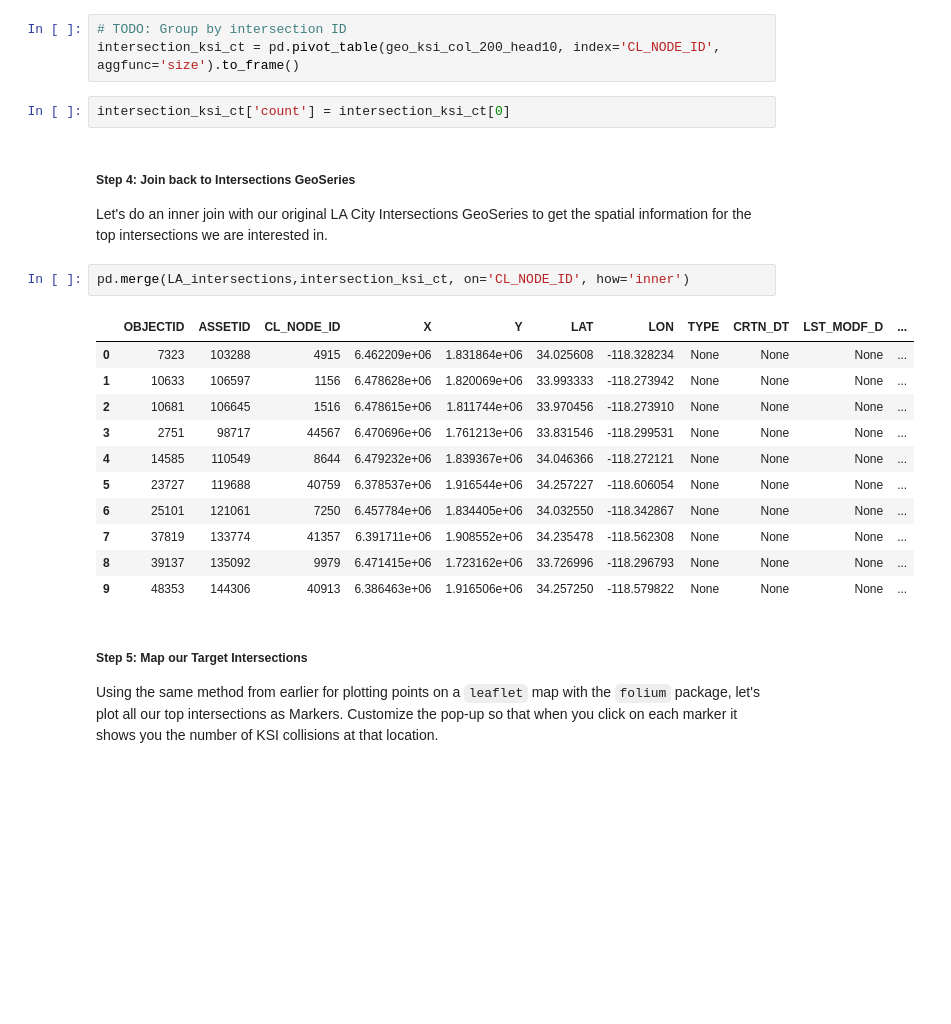
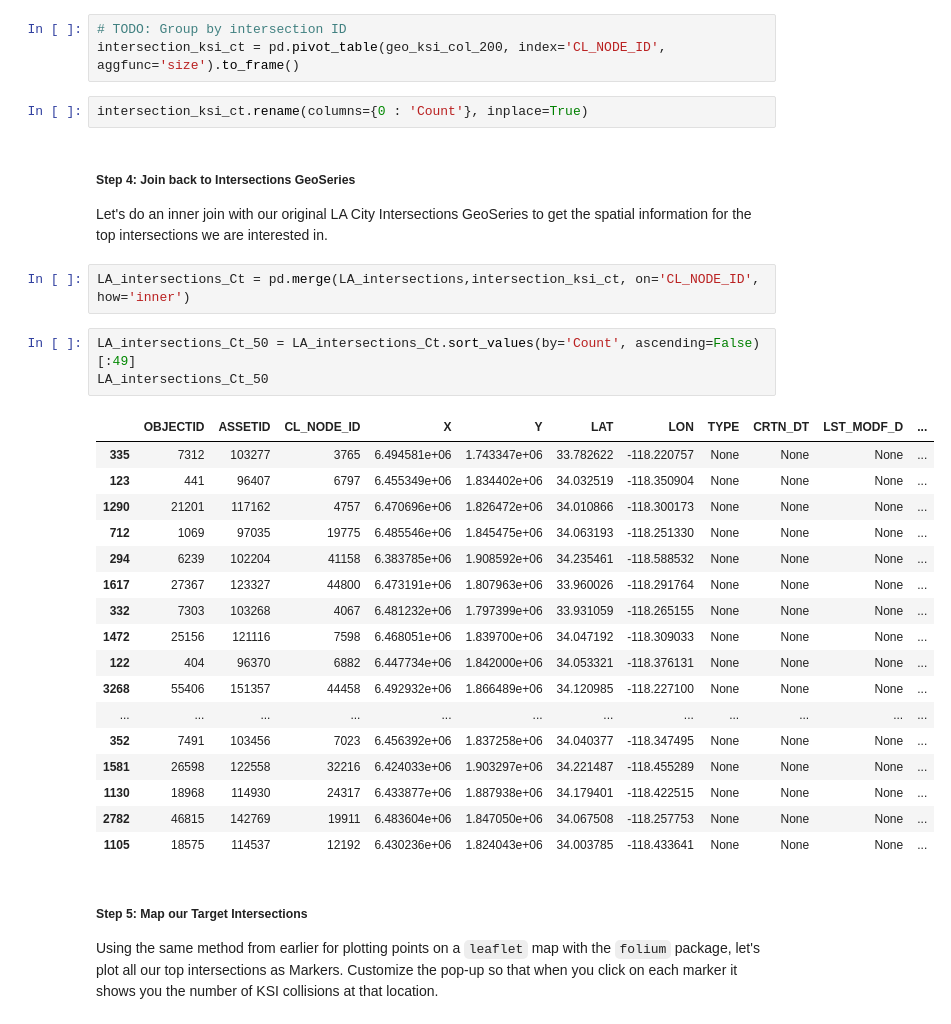
Before and after one commit to haoding19/ucla-its-data-camp-2019, a Jupyter notebook: Day4/day4-prj/Day_4-HD.ipynb, the cells around one changed output. Drawn from its saved outputs; the diff is of its cells as text; blank space fills up the shorter version.

```diff
--- a/Day4/day4-prj/Day_4-HD.ipynb
+++ b/Day4/day4-prj/Day_4-HD.ipynb
@@ -154,26 +159,35 @@ geo_ksi_col_200_head10
 We now have an additional column in our KSI collisions GeoSeries with the ID for the closest intersection. Using the skills you learned yesterday to summarize by an attribute, let's find the count of KSIs for each of the intersection IDs.
 # %%
 # TODO: Group by intersection ID
-intersection_ksi_ct = pd.pivot_table(geo_ksi_col_200_head10, index='CL_NODE_ID', aggfunc='size').to_frame()
+intersection_ksi_ct = pd.pivot_table(geo_ksi_col_200, index='CL_NODE_ID', aggfunc='size').to_frame()
-# %%
-intersection_ksi_ct['count'] = intersection_ksi_ct[0]
+# %%
+intersection_ksi_ct.rename(columns={0 : 'Count'}, inplace=True)
 # %% [markdown]
 ##### Step 4: Join back to Intersections GeoSeries
 Let's do an inner join with our original LA City Intersections GeoSeries to get the spatial information for the top intersections we are interested in.
 # %%
-pd.merge(LA_intersections,intersection_ksi_ct, on='CL_NODE_ID', how='inner')
+LA_intersections_Ct = pd.merge(LA_intersections,intersection_ksi_ct, on='CL_NODE_ID', how='inner')
-# %% [output]
-|  | OBJECTID | ASSETID | CL_NODE_ID | X | Y | LAT | LON | TYPE | CRTN_DT | LST_MODF_D | ... |
-| 0 | 7323 | 103288 | 4915 | 6.462209e+06 | 1.831864e+06 | 34.025608 | -118.328234 | None | None | None | ... |
-| 1 | 10633 | 106597 | 1156 | 6.478628e+06 | 1.820069e+06 | 33.993333 | -118.273942 | None | None | None | ... |
-| 2 | 10681 | 106645 | 1516 | 6.478615e+06 | 1.811744e+06 | 33.970456 | -118.273910 | None | None | None | ... |
-| 3 | 2751 | 98717 | 44567 | 6.470696e+06 | 1.761213e+06 | 33.831546 | -118.299531 | None | None | None | ... |
-| 4 | 14585 | 110549 | 8644 | 6.479232e+06 | 1.839367e+06 | 34.046366 | -118.272121 | None | None | None | ... |
-| 5 | 23727 | 119688 | 40759 | 6.378537e+06 | 1.916544e+06 | 34.257227 | -118.606054 | None | None | None | ... |
-| 6 | 25101 | 121061 | 7250 | 6.457784e+06 | 1.834405e+06 | 34.032550 | -118.342867 | None | None | None | ... |
-| 7 | 37819 | 133774 | 41357 | 6.391711e+06 | 1.908552e+06 | 34.235478 | -118.562308 | None | None | None | ... |
-| 8 | 39137 | 135092 | 9979 | 6.471415e+06 | 1.723162e+06 | 33.726996 | -118.296793 | None | None | None | ... |
-| 9 | 48353 | 144306 | 40913 | 6.386463e+06 | 1.916506e+06 | 34.257250 | -118.579822 | None | None | None | ... |
+# %%
+LA_intersections_Ct_50 = LA_intersections_Ct.sort_values(by='Count', ascending=False)[:49]
+LA_intersections_Ct_50
+# %% [output]
+|  | OBJECTID | ASSETID | CL_NODE_ID | X | Y | LAT | LON | TYPE | CRTN_DT | LST_MODF_D | ... |
+| 335 | 7312 | 103277 | 3765 | 6.494581e+06 | 1.743347e+06 | 33.782622 | -118.220757 | None | None | None | ... |
+| 123 | 441 | 96407 | 6797 | 6.455349e+06 | 1.834402e+06 | 34.032519 | -118.350904 | None | None | None | ... |
+| 1290 | 21201 | 117162 | 4757 | 6.470696e+06 | 1.826472e+06 | 34.010866 | -118.300173 | None | None | None | ... |
+| 712 | 1069 | 97035 | 19775 | 6.485546e+06 | 1.845475e+06 | 34.063193 | -118.251330 | None | None | None | ... |
+| 294 | 6239 | 102204 | 41158 | 6.383785e+06 | 1.908592e+06 | 34.235461 | -118.588532 | None | None | None | ... |
+| 1617 | 27367 | 123327 | 44800 | 6.473191e+06 | 1.807963e+06 | 33.960026 | -118.291764 | None | None | None | ... |
+| 332 | 7303 | 103268 | 4067 | 6.481232e+06 | 1.797399e+06 | 33.931059 | -118.265155 | None | None | None | ... |
+| 1472 | 25156 | 121116 | 7598 | 6.468051e+06 | 1.839700e+06 | 34.047192 | -118.309033 | None | None | None | ... |
+| 122 | 404 | 96370 | 6882 | 6.447734e+06 | 1.842000e+06 | 34.053321 | -118.376131 | None | None | None | ... |
+| 3268 | 55406 | 151357 | 44458 | 6.492932e+06 | 1.866489e+06 | 34.120985 | -118.227100 | None | None | None | ... |
+| ... | ... | ... | ... | ... | ... | ... | ... | ... | ... | ... | ... |
+| 352 | 7491 | 103456 | 7023 | 6.456392e+06 | 1.837258e+06 | 34.040377 | -118.347495 | None | None | None | ... |
+| 1581 | 26598 | 122558 | 32216 | 6.424033e+06 | 1.903297e+06 | 34.221487 | -118.455289 | None | None | None | ... |
+| 1130 | 18968 | 114930 | 24317 | 6.433877e+06 | 1.887938e+06 | 34.179401 | -118.422515 | None | None | None | ... |
+| 2782 | 46815 | 142769 | 19911 | 6.483604e+06 | 1.847050e+06 | 34.067508 | -118.257753 | None | None | None | ... |
+| 1105 | 18575 | 114537 | 12192 | 6.430236e+06 | 1.824043e+06 | 34.003785 | -118.433641 | None | None | None | ... |
 # %% [markdown]
 ##### Step 5: Map our Target Intersections
 Using the same method from earlier for plotting points on a `leaflet` map with the `folium` package, let's plot all our top intersections as Markers. Customize the pop-up so that when you click on each marker it shows you the number of KSI collisions at that location.
```
Also changed, not shown: parts of 14 cells of this notebook.
